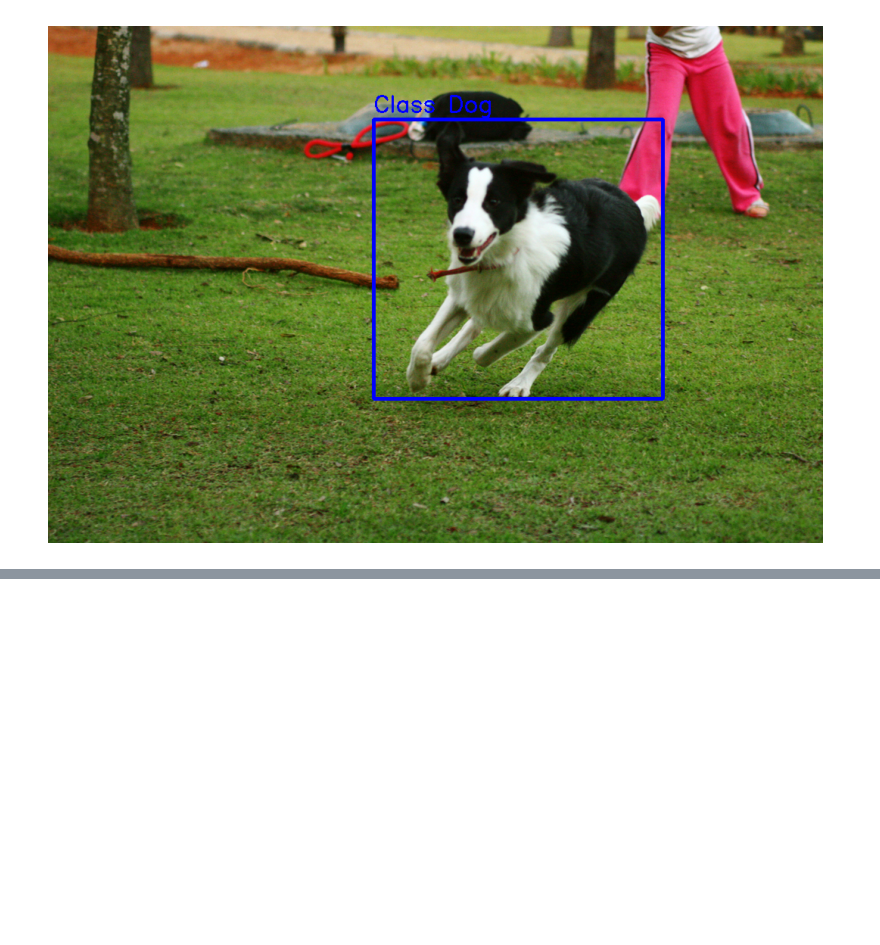
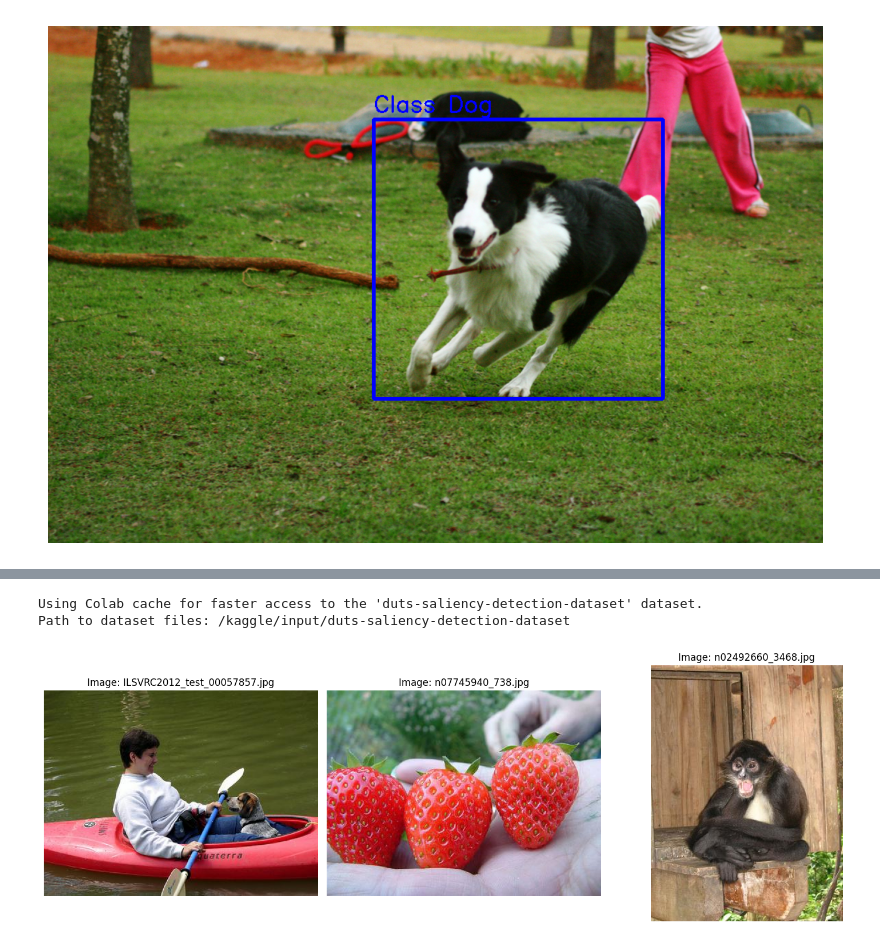
Before and after one commit to Chromatina/su-mt4007, a Jupyter notebook: Project_4_temp.ipynb, the cells around one changed output, grey strips where cells are left out. Cells and saved outputs as stored; diff of their text form; code cells hidden in the pictures; blank space fills up the shorter version.

Commit message:
Skapades med Colab

```diff
--- a/Project_4_temp.ipynb
+++ b/Project_4_temp.ipynb
@@ -118,0 +134,39 @@ Ska splitta datan sen när jag kör full-scale
+# %%
+import kagglehub
+
+# Download latest version
+path = kagglehub.dataset_download("balraj98/duts-saliency-detection-dataset")
+
+print("Path to dataset files:", path)
+# %% [output]
+Using Colab cache for faster access to the 'duts-saliency-detection-dataset' dataset.
+Path to dataset files: /kaggle/input/duts-saliency-detection-dataset
+# %%
+import os
+import matplotlib.pyplot as plt
+from PIL import Image
+
+# Define the image directory (adjust based on your preference: TR for training, TE for test)
+# Path structure: {dataset_path}/DUTS-TR/DUTS-TR-Image/
+img_dir = os.path.join(path, "DUTS-TR", "DUTS-TR-Image")
+
+# Get list of image files
+image_files = [f for f in os.listdir(img_dir) if f.endswith(('.jpg', '.png', '.jpeg'))]
+
+# Display the first 3 images
+num_to_display = 3
+plt.figure(figsize=(15, 5))
+
+for i in range(num_to_display):
+    img_path = os.path.join(img_dir, image_files[i])
+    img = Image.open(img_path)
+
+    plt.subplot(1, num_to_display, i + 1)
+    plt.imshow(img)
+    plt.title(f"Image: {image_files[i]}")
+    plt.axis('off')
+
+plt.tight_layout()
+plt.show()
+# %% [output]
+[figure, added]
```
Also changed, not shown: parts of 6 cells of this notebook.
